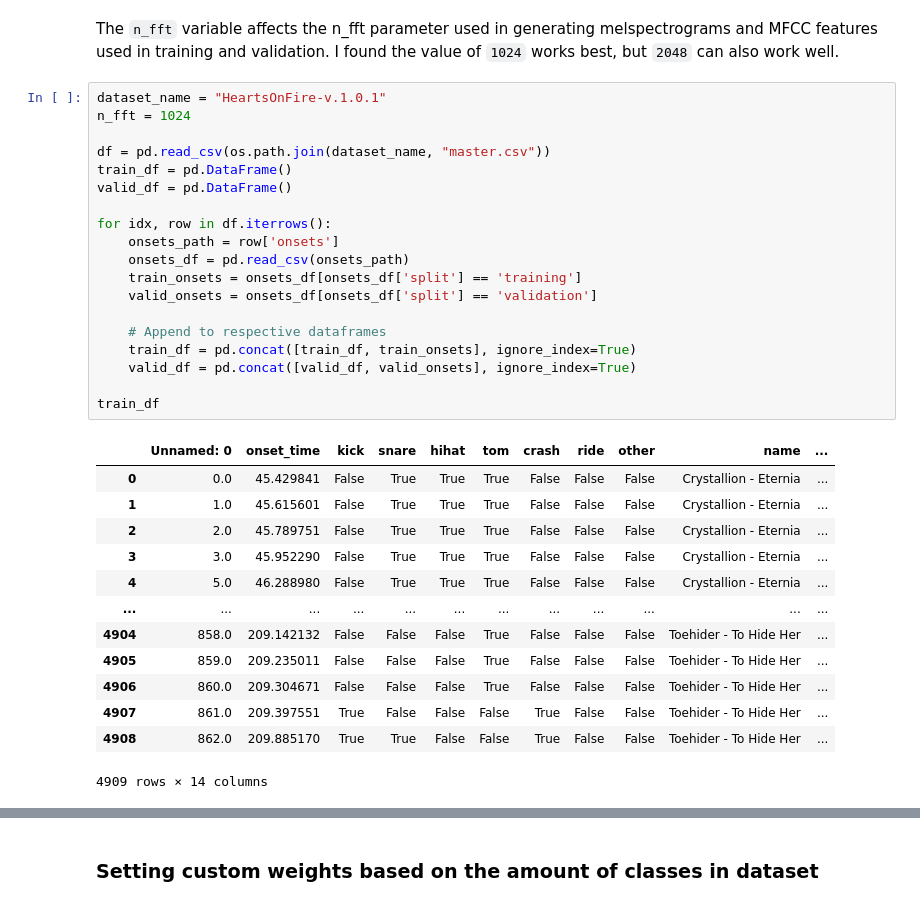
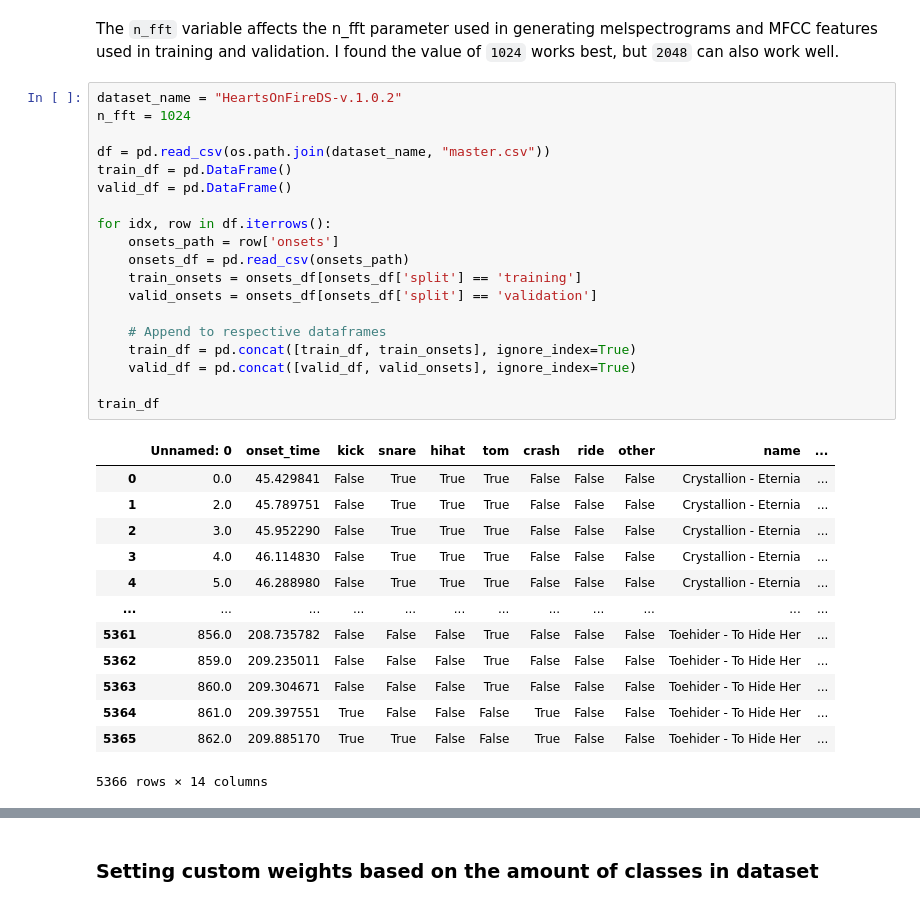
Before and after one commit to skittree/DrummerScore, a Jupyter notebook: model training.ipynb, the cells around one changed output, grey strips where cells are left out. Saved outputs shown, nothing was run; the diff lists cells and outputs as text.

```diff
--- a/model training.ipynb
+++ b/model training.ipynb
@@ -23,35 +23,35 @@ import random
 # %% [markdown]
 The `n_fft` variable affects the n_fft parameter used in generating melspectrograms and MFCC features used in training and validation. I found the value of `1024` works best, but `2048` can also work well.
 # %%
-dataset_name = "HeartsOnFire-v.1.0.1"
+dataset_name = "HeartsOnFireDS-v.1.0.2"
 n_fft = 1024
 
 df = pd.read_csv(os.path.join(dataset_name, "master.csv"))
 train_df = pd.DataFrame()
 valid_df = pd.DataFrame()
 
 for idx, row in df.iterrows():
     onsets_path = row['onsets']
     onsets_df = pd.read_csv(onsets_path)
     train_onsets = onsets_df[onsets_df['split'] == 'training']
     valid_onsets = onsets_df[onsets_df['split'] == 'validation']
 
     # Append to respective dataframes
     train_df = pd.concat([train_df, train_onsets], ignore_index=True)
     valid_df = pd.concat([valid_df, valid_onsets], ignore_index=True)
 
 train_df
 # %% [output]
 |  | Unnamed: 0 | onset_time | kick | snare | hihat | tom | crash | ride | other | name | ... |
 | 0 | 0.0 | 45.429841 | False | True | True | True | False | False | False | Crystallion - Eternia | ... |
-| 1 | 1.0 | 45.615601 | False | True | True | True | False | False | False | Crystallion - Eternia | ... |
-| 2 | 2.0 | 45.789751 | False | True | True | True | False | False | False | Crystallion - Eternia | ... |
-| 3 | 3.0 | 45.952290 | False | True | True | True | False | False | False | Crystallion - Eternia | ... |
+| 1 | 2.0 | 45.789751 | False | True | True | True | False | False | False | Crystallion - Eternia | ... |
+| 2 | 3.0 | 45.952290 | False | True | True | True | False | False | False | Crystallion - Eternia | ... |
+| 3 | 4.0 | 46.114830 | False | True | True | True | False | False | False | Crystallion - Eternia | ... |
 | 4 | 5.0 | 46.288980 | False | True | True | True | False | False | False | Crystallion - Eternia | ... |
 | ... | ... | ... | ... | ... | ... | ... | ... | ... | ... | ... | ... |
-| 4904 | 858.0 | 209.142132 | False | False | False | True | False | False | False | Toehider - To Hide Her | ... |
-| 4905 | 859.0 | 209.235011 | False | False | False | True | False | False | False | Toehider - To Hide Her | ... |
-| 4906 | 860.0 | 209.304671 | False | False | False | True | False | False | False | Toehider - To Hide Her | ... |
-| 4907 | 861.0 | 209.397551 | True | False | False | False | True | False | False | Toehider - To Hide Her | ... |
-| 4908 | 862.0 | 209.885170 | True | True | False | False | True | False | False | Toehider - To Hide Her | ... |
+| 5361 | 856.0 | 208.735782 | False | False | False | True | False | False | False | Toehider - To Hide Her | ... |
+| 5362 | 859.0 | 209.235011 | False | False | False | True | False | False | False | Toehider - To Hide Her | ... |
+| 5363 | 860.0 | 209.304671 | False | False | False | True | False | False | False | Toehider - To Hide Her | ... |
+| 5364 | 861.0 | 209.397551 | True | False | False | False | True | False | False | Toehider - To Hide Her | ... |
+| 5365 | 862.0 | 209.885170 | True | True | False | False | True | False | False | Toehider - To Hide Her | ... |
-4909 rows × 14 columns
+5366 rows × 14 columns
```
Also changed, not shown: parts of 7 cells of this notebook, 4 other files.
